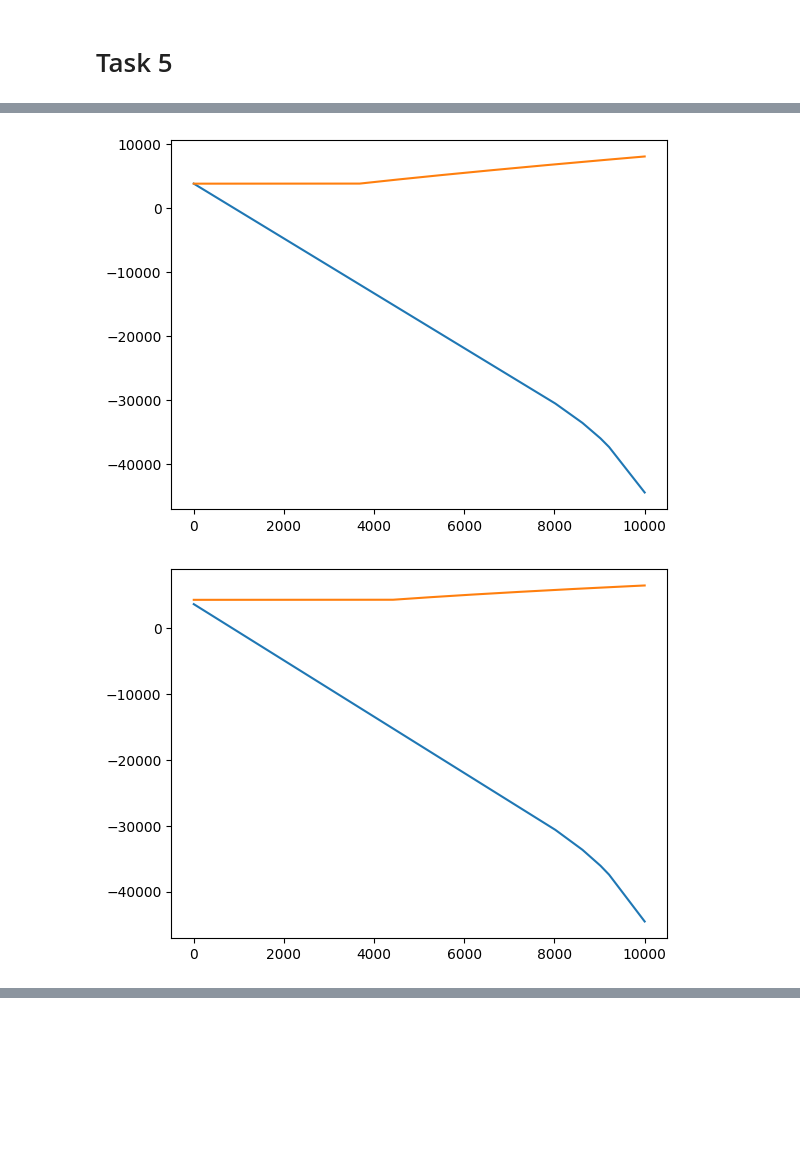
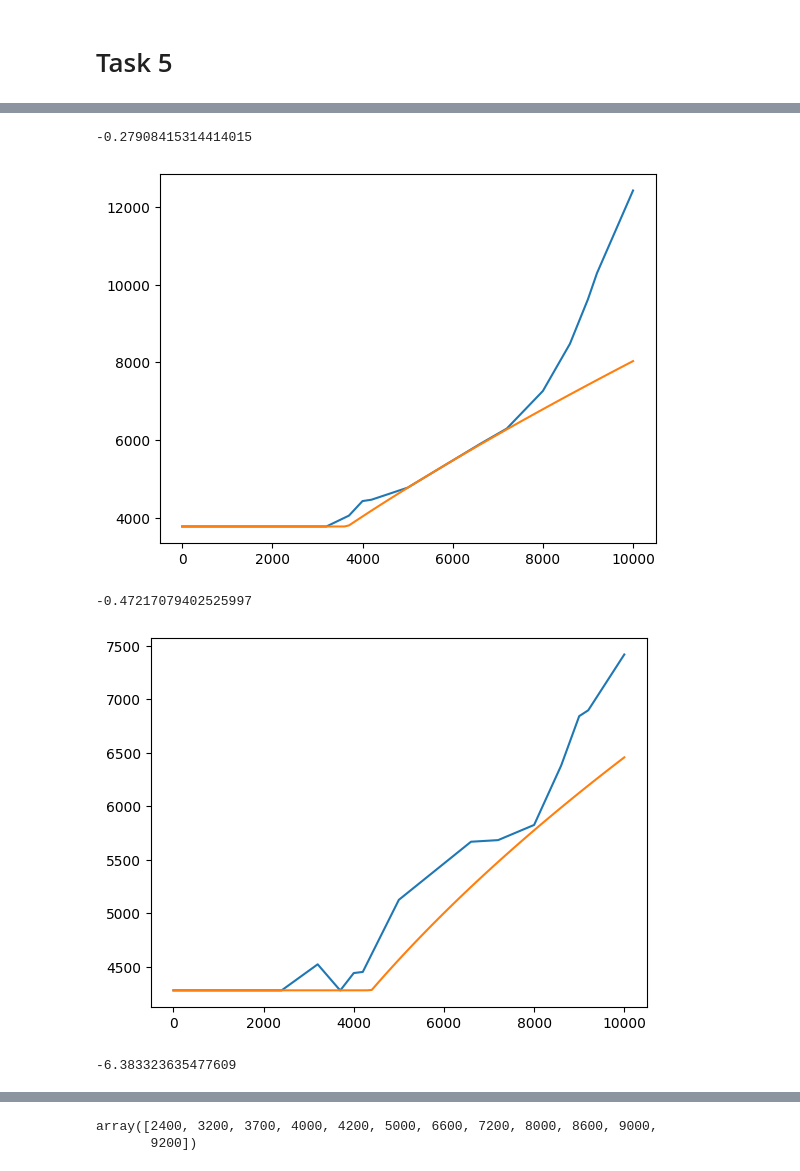
Before and after one commit to Thaigithub/UTS_FDSP_Assignment_Group, a Jupyter notebook: main.ipynb, the cells around one changed output, grey strips where cells are left out. Cells and saved outputs as stored; diff of their text form; code cells hidden in the pictures; blank space fills up the shorter version.

```diff
--- a/main.ipynb
+++ b/main.ipynb
@@ -388,13 +377,13 @@ KeyboardInterrupt:
 # %%
-for j in range(3):
-    item = weights_result[j]
-    x = np.linspace(0, 10000, 1001)
-    y1 = []
-    y2 = []
-    for i in x:
-        y1.append(hedge_payoff(i, item, np.array(list(data[data['Strike'] < i]['Strike'])), np.array(list(data[data['Strike'] > i]['Strike']))))
-    for i in x:
-        y2.append(payoff(i, guarantees[j][0], guarantees[j][1]))
-    plt.plot(x, y1)
-    plt.plot(x, y2)
-    plt.show()
+# for j in range(3):
+#     item = weights_result[j]
+#     x = np.linspace(0, 10000, 1001)
+#     y1 = []
+#     y2 = []
+#     for i in x:
+#         y1.append(hedge_payoff(i, item, np.array(list(data[data['Strike'] < i]['Strike'])), np.array(list(data[data['Strike'] > i]['Strike']))))
+#     for i in x:
+#         y2.append(payoff(i, guarantees[j][0], guarantees[j][1]))
+#     plt.plot(x, y1)
+#     plt.plot(x, y2)
+#     plt.show()
@@ -521,16 +500,26 @@ for couple in guarantees:
 # %%
+data = data_processed[data_processed['Expiration Date'] == '2026-12-18'].copy()
+data = data.filter(['Strike', 'Call Bid', 'Call Ask'], axis=1).reset_index(drop=True)
 for j in range(3):
     item = weights_result[j]
-    x = np.linspace(0, 10000, 1001)
+    print(constraint(item, guarantees[j][0], guarantees[j][1], np.array(list(data['Strike']))))
+    x = np.linspace(0, 10000, 101)
     y1 = []
     y2 = []
+    y3 = []
     for i in x:
-        y1.append(hedge_payoff(i, item, np.array(list(data[data['Strike'] < i]['Strike'])), np.array(list(data[data['Strike'] > i]['Strike']))))
+        y1.append(hedge_payoff(i, item, np.array(list(data[data['Strike'] < i]['Strike']))))
     for i in x:
         y2.append(payoff(i, guarantees[j][0], guarantees[j][1]))
+    for i in x:
+        y3.append(hedge_payoff(i, item, np.array(list(data[data['Strike'] < i]['Strike']))) - payoff(i, guarantees[j][0], guarantees[j][1]))
     plt.plot(x, y1)
     plt.plot(x, y2)
+    # plt.plot(x, y3)
     plt.show()
 # %% [output]
+-0.27908415314414015
-[figure, old version]
+[figure, new version]
+-0.47217079402525997
-[figure, old version]
+[figure, new version]
+-6.383323635477609
@@ -537,0 +527,5 @@ for j in range(3):
+# %%
+np.array(list(data['Strike']))
+# %% [output]
+array([2400, 3200, 3700, 4000, 4200, 5000, 6600, 7200, 8000, 8600, 9000,
+       9200])
```
Also changed, not shown: parts of 4 cells of this notebook.
